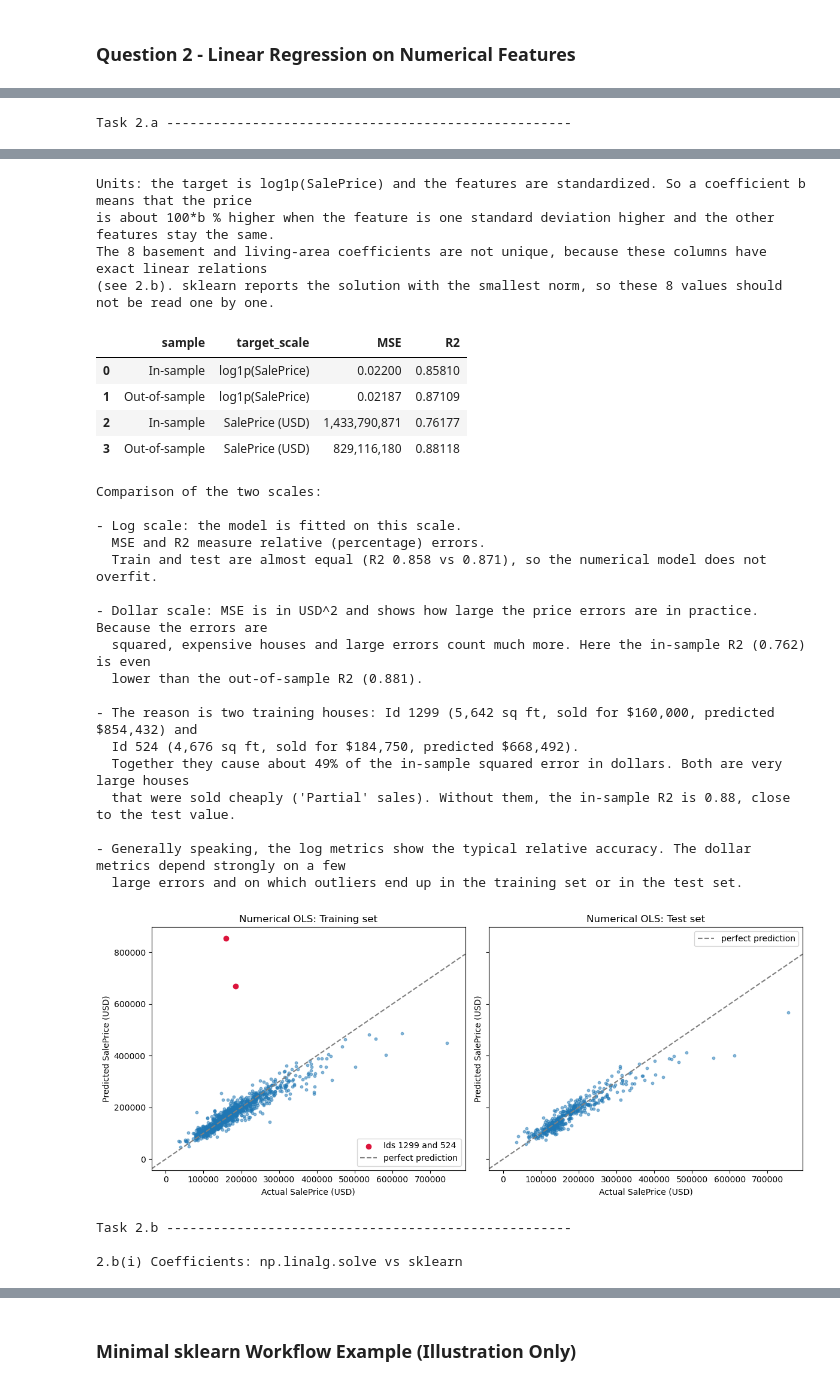
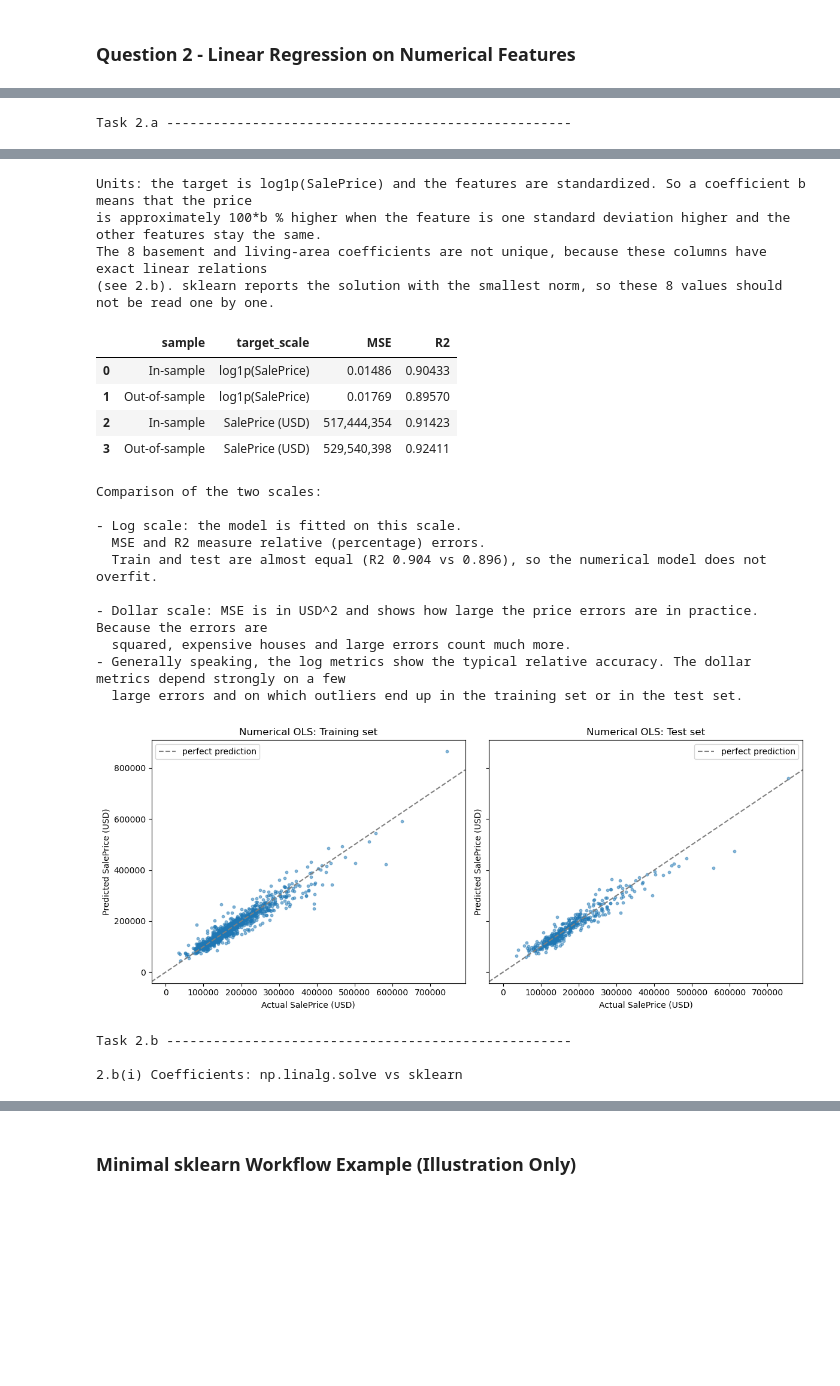
Before and after one commit to giacomomaggiore/ml-finance-insurance, a Jupyter notebook: 1-linear-regression/1-main.ipynb, the cells around one changed output, grey strips where cells are left out. Cells and saved outputs as stored; diff of their text form; code cells hidden in the pictures; blank space fills up the shorter version.

Commit message:
Outliers_filtered_out

```diff
--- a/1-linear-regression/1-main.ipynb
+++ b/1-linear-regression/1-main.ipynb
@@ -138,8 +138,11 @@ assert np.allclose(np.expm1(y), y_original)
 
 fig, axes = plt.subplots(1, 2, figsize=(12, 4))
 
-axes[0].hist(y, bins=35, edgecolor="white")
-axes[0].set(title="log1p(SalePrice)", xlabel="Transformed SalePrice")
+counts, bins, _ = axes[0].hist(y, bins=35, edgecolor="white")
+mu, sigma = y.mean(), y.std()
+x2 = np.linspace(y.min(), y.max(), 400)
+axes[0].plot(x2, stats.norm.pdf(x2, mu, sigma) * len(y) * (bins[1] - bins[0]), color="crimson", lw=2)
+axes[0].set(title="log1p(SalePrice): histogram", xlabel="Transformed SalePrice", ylabel="Count")
 
 stats.probplot(y, dist="norm", plot=axes[1])
 axes[1].set_title("Q-Q plot after log1p transformation")
@@ -359,7 +441,7 @@ print("\nTask 2.a ----------------------------------------------------\n")
 
 # The numerical predictors were imputed and standardized using training-set statistics in 1.d.
 ols_numerical = LinearRegression(fit_intercept=True)
-ols_numerical.fit(X_train_num, y_train)
+ols_numerical.fit(X_train_num_wo, y_train_wo)
 
 ols_numerical_coefficients = pd.DataFrame({
     "feature": ["Intercept", *NUMERICAL],
@@ -367,16 +449,16 @@ ols_numerical_coefficients = pd.DataFrame({
 })
 show_and_save(ols_numerical_coefficients, "q2a_ols_numerical_coefficients.csv")
 print("""Units: the target is log1p(SalePrice) and the features are standardized. So a coefficient b means that the price
-is about 100*b % higher when the feature is one standard deviation higher and the other features stay the same.
+is approximately 100*b % higher when the feature is one standard deviation higher and the other features stay the same.
 The 8 basement and living-area coefficients are not unique, because these columns have exact linear relations
 (see 2.b). sklearn reports the solution with the smallest norm, so these 8 values should not be read one by one.
 """)
 
-y_train_pred_log = ols_numerical.predict(X_train_num)
+y_train_pred_log = ols_numerical.predict(X_train_num_wo)
 y_test_pred_log = ols_numerical.predict(X_test_num)
 
 # log1p(SalePrice) was used in 1.b, so expm1 returns predictions in dollars.
-y_train_original = y_original.loc[y_train.index]
+y_train_original = y_original.loc[y_train_wo.index]
 y_test_original = y_original.loc[y_test.index]
 y_train_pred_original = np.expm1(y_train_pred_log)
 y_test_pred_original = np.expm1(y_test_pred_log)
@@ -385,7 +467,7 @@ ols_numerical_metrics = pd.DataFrame(
     [
         [sample, scale, mean_squared_error(y_true, y_pred), r2_score(y_true, y_pred)]
         for sample, scale, y_true, y_pred in [
-            ("In-sample", "log1p(SalePrice)", y_train, y_train_pred_log),
+            ("In-sample", "log1p(SalePrice)", y_train_wo, y_train_pred_log),
             ("Out-of-sample", "log1p(SalePrice)", y_test, y_test_pred_log),
             ("In-sample", "SalePrice (USD)", y_train_original, y_train_pred_original),
             ("Out-of-sample", "SalePrice (USD)", y_test_original, y_test_pred_original),
@@ -397,31 +479,22 @@ show_and_save(ols_numerical_metrics, "q2a_ols_numerical_metrics.csv")
 
 r2_log_train, r2_log_test, r2_usd_train, r2_usd_test = ols_numerical_metrics["R2"]
 # The two training houses with by far the largest errors in dollars (marked in red in the plot below).
-outlier_ids = [1299, 524]
-y_train_pred_usd = pd.Series(y_train_pred_original, index=y_train.index)
+y_train_pred_usd = pd.Series(y_train_pred_original, index=y_train_wo.index)
 sq_err_num = (y_train_original - y_train_pred_usd) ** 2
-outlier_text = " and\n  ".join(
-    f"Id {i} ({X_train_raw.loc[i, 'GrLivArea']:,} sq ft, sold for ${y_train_original[i]:,.0f}, predicted ${y_train_pred_usd[i]:,.0f})"
-    for i in outlier_ids)
-r2_usd_train_without = r2_score(y_train_original.drop(outlier_ids), y_train_pred_usd.drop(outlier_ids))
+
 print(f"""
 Comparison of the two scales:\n
 - Log scale: the model is fitted on this scale.
   MSE and R2 measure relative (percentage) errors.
   Train and test are almost equal (R2 {r2_log_train:.3f} vs {r2_log_test:.3f}), so the numerical model does not overfit.\n
 - Dollar scale: MSE is in USD^2 and shows how large the price errors are in practice. Because the errors are
-  squared, expensive houses and large errors count much more. Here the in-sample R2 ({r2_usd_train:.3f}) is even
-  lower than the out-of-sample R2 ({r2_usd_test:.3f}).\n
-- The reason is two training houses: {outlier_text}.
-  Together they cause about {sq_err_num[outlier_ids].sum() / sq_err_num.sum():.0%} of the in-sample squared error in dollars. Both are very large houses
-  that were sold cheaply ('Partial' sales). Without them, the in-sample R2 is {r2_usd_train_without:.2f}, close to the test value.\n
+  squared, expensive houses and large errors count much more.
 - Generally speaking, the log metrics show the typical relative accuracy. The dollar metrics depend strongly on a few
   large errors and on which outliers end up in the training set or in the test set.""")
 
 # Predicted vs actual prices in USD; the two training outliers (Ids 1299 and 524) are marked in red.
 fig, axes = plt.subplots(1, 2, figsize=(12, 5), sharex=True, sharey=True)
 axes[0].scatter(y_train_original, y_train_pred_original, s=10, alpha=0.5)
-axes[0].scatter(y_train_original[outlier_ids], y_train_pred_usd[outlier_ids], color="crimson", label="Ids 1299 and 524")
 axes[1].scatter(y_test_original, y_test_pred_original, s=10, alpha=0.5)
 for ax, title in zip(axes, ["Training set", "Test set"]):
     ax.axline((0, 0), slope=1, color="gray", ls="--", label="perfect prediction")
@@ -457,8 +530,8 @@ print("2.b(i) Coefficients: np.linalg.solve vs sklearn")
 
 feature_names = ["Intercept", *NUMERICAL]
 # Build the design matrix A by adding a column of ones for the intercept.
-A = np.column_stack([np.ones(len(X_train_num)), X_train_num.to_numpy()])
-y_vec = y_train.to_numpy()
+A = np.column_stack([np.ones(len(X_train_num_wo)), X_train_num_wo.to_numpy()])
+y_vec = y_train_wo.to_numpy()
 
 # Get the number of observations and coefficients.
 m, p = A.shape  # p = number of features + 1 intercept
@@ -491,7 +564,7 @@ print(" ")
 predictions_numpy = A @ beta_solve
 
 # Compute predictions using the scikit-learn model.
-predictions_sklearn = ols_numerical.predict(X_train_num)
+predictions_sklearn = ols_numerical.predict(X_train_num_wo)
 
 # Find the largest absolute difference between the two predictions.
 fitted_gap = np.abs(predictions_numpy - predictions_sklearn).max()
@@ -576,9 +649,9 @@ q2b_in_sample_metrics = pd.DataFrame([
     {
         "target_scale": "log1p(SalePrice)",
         "MSE_matrix_algebra": mse_log,
-        "MSE_sklearn_2a": mean_squared_error(y_train, y_train_pred_log),
+        "MSE_sklearn_2a": mean_squared_error(y_train_wo, y_train_pred_log),
         "R2_matrix_algebra": r2_log,
-        "R2_sklearn_2a": r2_score(y_train, y_train_pred_log),
+        "R2_sklearn_2a": r2_score(y_train_wo, y_train_pred_log),
     },
     {
         "target_scale": "SalePrice (USD)",
@@ -792,30 +865,23 @@ Task 2.a ----------------------------------------------------
 Units: the target is log1p(SalePrice) and the features are standardized. So a coefficient b means that the price
-is about 100*b % higher when the feature is one standard deviation higher and the other features stay the same.
+is approximately 100*b % higher when the feature is one standard deviation higher and the other features stay the same.
 The 8 basement and living-area coefficients are not unique, because these columns have exact linear relations
 (see 2.b). sklearn reports the solution with the smallest norm, so these 8 values should not be read one by one.
 |  | sample | target_scale | MSE | R2 |
-| 0 | In-sample | log1p(SalePrice) | 0.02200 | 0.85810 |
-| 1 | Out-of-sample | log1p(SalePrice) | 0.02187 | 0.87109 |
-| 2 | In-sample | SalePrice (USD) | 1,433,790,871 | 0.76177 |
-| 3 | Out-of-sample | SalePrice (USD) | 829,116,180 | 0.88118 |
+| 0 | In-sample | log1p(SalePrice) | 0.01486 | 0.90433 |
+| 1 | Out-of-sample | log1p(SalePrice) | 0.01769 | 0.89570 |
+| 2 | In-sample | SalePrice (USD) | 517,444,354 | 0.91423 |
+| 3 | Out-of-sample | SalePrice (USD) | 529,540,398 | 0.92411 |
 Comparison of the two scales:
 
 - Log scale: the model is fitted on this scale.
   MSE and R2 measure relative (percentage) errors.
-  Train and test are almost equal (R2 0.858 vs 0.871), so the numerical model does not overfit.
+  Train and test are almost equal (R2 0.904 vs 0.896), so the numerical model does not overfit.
 
 - Dollar scale: MSE is in USD^2 and shows how large the price errors are in practice. Because the errors are
-  squared, expensive houses and large errors count much more. Here the in-sample R2 (0.762) is even
-  lower than the out-of-sample R2 (0.881).
-
-- The reason is two training houses: Id 1299 (5,642 sq ft, sold for $160,000, predicted $854,432) and
-  Id 524 (4,676 sq ft, sold for $184,750, predicted $668,492).
-  Together they cause about 49% of the in-sample squared error in dollars. Both are very large houses
-  that were sold cheaply ('Partial' sales). Without them, the in-sample R2 is 0.88, close to the test value.
-
+  squared, expensive houses and large errors count much more.
 - Generally speaking, the log metrics show the typical relative accuracy. The dollar metrics depend strongly on a few
   large errors and on which outliers end up in the training set or in the test set.
-[figure, old version]
+[figure, new version]
 Task 2.b ----------------------------------------------------
 
 2.b(i) Coefficients: np.linalg.solve vs sklearn
```
Also changed, not shown: parts of 6 cells of this notebook, 15 other files.
